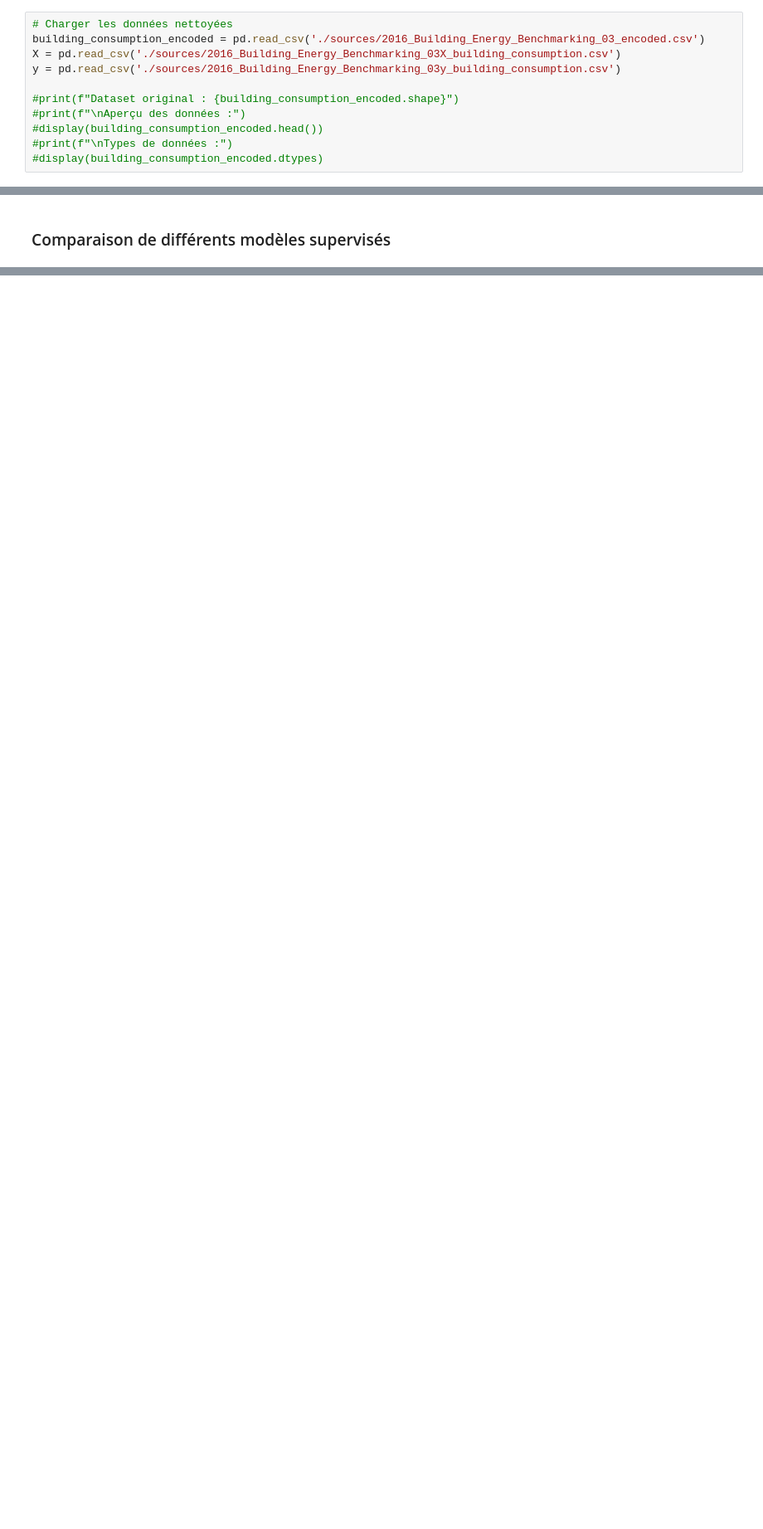
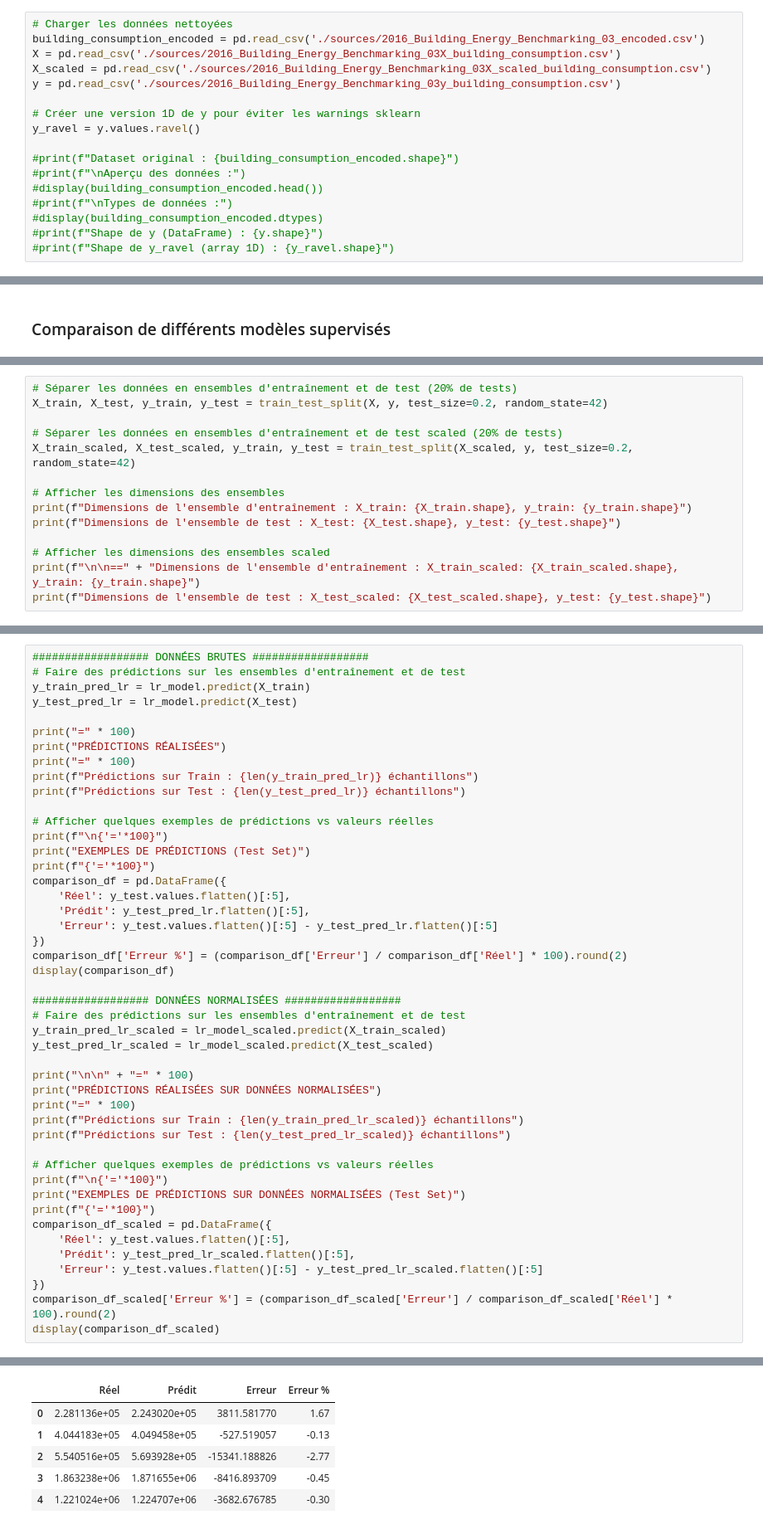
Before and after one commit to merais/formation, a Jupyter notebook: P6_Anticipez_les_besoins_en_consommation_de_batiments_bailleul_aymeric/_projet/ABAI_P6_04_models_comparison.ipynb, the cells around one changed output, grey strips where cells are left out. Shown at 83% size. Drawn from its saved outputs; the diff is of its cells as text; blank space fills up the shorter version.

```diff
--- a/P6_Anticipez_les_besoins_en_consommation_de_batiments_bailleul_aymeric/_projet/ABAI_P6_04_models_comparison.ipynb
+++ b/P6_Anticipez_les_besoins_en_consommation_de_batiments_bailleul_aymeric/_projet/ABAI_P6_04_models_comparison.ipynb
@@ -34,10 +29,16 @@ from sklearn.ensemble import RandomForestRegressor
 # Charger les données nettoyées
 building_consumption_encoded = pd.read_csv('./sources/2016_Building_Energy_Benchmarking_03_encoded.csv')
 X = pd.read_csv('./sources/2016_Building_Energy_Benchmarking_03X_building_consumption.csv')
+X_scaled = pd.read_csv('./sources/2016_Building_Energy_Benchmarking_03X_scaled_building_consumption.csv')
 y = pd.read_csv('./sources/2016_Building_Energy_Benchmarking_03y_building_consumption.csv')
+
+# Créer une version 1D de y pour éviter les warnings sklearn
+y_ravel = y.values.ravel()
 
 #print(f"Dataset original : {building_consumption_encoded.shape}")
 #print(f"\nAperçu des données :")
 #display(building_consumption_encoded.head())
 #print(f"\nTypes de données :")
 #display(building_consumption_encoded.dtypes)
+#print(f"Shape de y (DataFrame) : {y.shape}")
+#print(f"Shape de y_ravel (array 1D) : {y_ravel.shape}")
@@ -58,0 +64,14 @@ A réaliser :
+# %%
+# Séparer les données en ensembles d'entraînement et de test (20% de tests)
+X_train, X_test, y_train, y_test = train_test_split(X, y, test_size=0.2, random_state=42)
+
+# Séparer les données en ensembles d'entraînement et de test scaled (20% de tests)
+X_train_scaled, X_test_scaled, y_train, y_test = train_test_split(X_scaled, y, test_size=0.2, random_state=42)
+
+# Afficher les dimensions des ensembles
+print(f"Dimensions de l'ensemble d'entraînement : X_train: {X_train.shape}, y_train: {y_train.shape}")
+print(f"Dimensions de l'ensemble de test : X_test: {X_test.shape}, y_test: {y_test.shape}")
+
+# Afficher les dimensions des ensembles scaled
+print(f"\n\n==" + "Dimensions de l'ensemble d'entraînement : X_train_scaled: {X_train_scaled.shape}, y_train: {y_train.shape}")
+print(f"Dimensions de l'ensemble de test : X_test_scaled: {X_test_scaled.shape}, y_test: {y_test.shape}")
@@ -58,0 +157,47 @@ A réaliser :
+# %%
+################## DONNÉES BRUTES ##################
+# Faire des prédictions sur les ensembles d'entraînement et de test
+y_train_pred_lr = lr_model.predict(X_train)
+y_test_pred_lr = lr_model.predict(X_test)
+
+print("=" * 100)
+print("PRÉDICTIONS RÉALISÉES")
+print("=" * 100)
+print(f"Prédictions sur Train : {len(y_train_pred_lr)} échantillons")
+print(f"Prédictions sur Test : {len(y_test_pred_lr)} échantillons")
+
+# Afficher quelques exemples de prédictions vs valeurs réelles
+print(f"\n{'='*100}")
+print("EXEMPLES DE PRÉDICTIONS (Test Set)")
+print(f"{'='*100}")
+comparison_df = pd.DataFrame({
+    'Réel': y_test.values.flatten()[:5],
+    'Prédit': y_test_pred_lr.flatten()[:5],
+    'Erreur': y_test.values.flatten()[:5] - y_test_pred_lr.flatten()[:5]
+})
+comparison_df['Erreur %'] = (comparison_df['Erreur'] / comparison_df['Réel'] * 100).round(2)
+display(comparison_df)
+
+################## DONNÉES NORMALISÉES ##################
+# Faire des prédictions sur les ensembles d'entraînement et de test
+y_train_pred_lr_scaled = lr_model_scaled.predict(X_train_scaled)
+y_test_pred_lr_scaled = lr_model_scaled.predict(X_test_scaled)
+
+print("\n\n" + "=" * 100)
+print("PRÉDICTIONS RÉALISÉES SUR DONNÉES NORMALISÉES")
+print("=" * 100)
+print(f"Prédictions sur Train : {len(y_train_pred_lr_scaled)} échantillons")
+print(f"Prédictions sur Test : {len(y_test_pred_lr_scaled)} échantillons")
+
+# Afficher quelques exemples de prédictions vs valeurs réelles
+print(f"\n{'='*100}")
+print("EXEMPLES DE PRÉDICTIONS SUR DONNÉES NORMALISÉES (Test Set)")
+print(f"{'='*100}")
+comparison_df_scaled = pd.DataFrame({
+    'Réel': y_test.values.flatten()[:5],
+    'Prédit': y_test_pred_lr_scaled.flatten()[:5],
+    'Erreur': y_test.values.flatten()[:5] - y_test_pred_lr_scaled.flatten()[:5]
+})
+comparison_df_scaled['Erreur %'] = (comparison_df_scaled['Erreur'] / comparison_df_scaled['Réel'] * 100).round(2)
+display(comparison_df_scaled)
+# %% [output]
@@ -58,0 +213,6 @@ A réaliser :
+|  | Réel | Prédit | Erreur | Erreur % |
+| 0 | 2.281136e+05 | 2.243020e+05 | 3811.581770 | 1.67 |
+| 1 | 4.044183e+05 | 4.049458e+05 | -527.519057 | -0.13 |
+| 2 | 5.540516e+05 | 5.693928e+05 | -15341.188826 | -2.77 |
+| 3 | 1.863238e+06 | 1.871655e+06 | -8416.893709 | -0.45 |
+| 4 | 1.221024e+06 | 1.224707e+06 | -3682.676785 | -0.30 |
```
Also changed, not shown: parts of 51 cells of this notebook, 4 other files.
